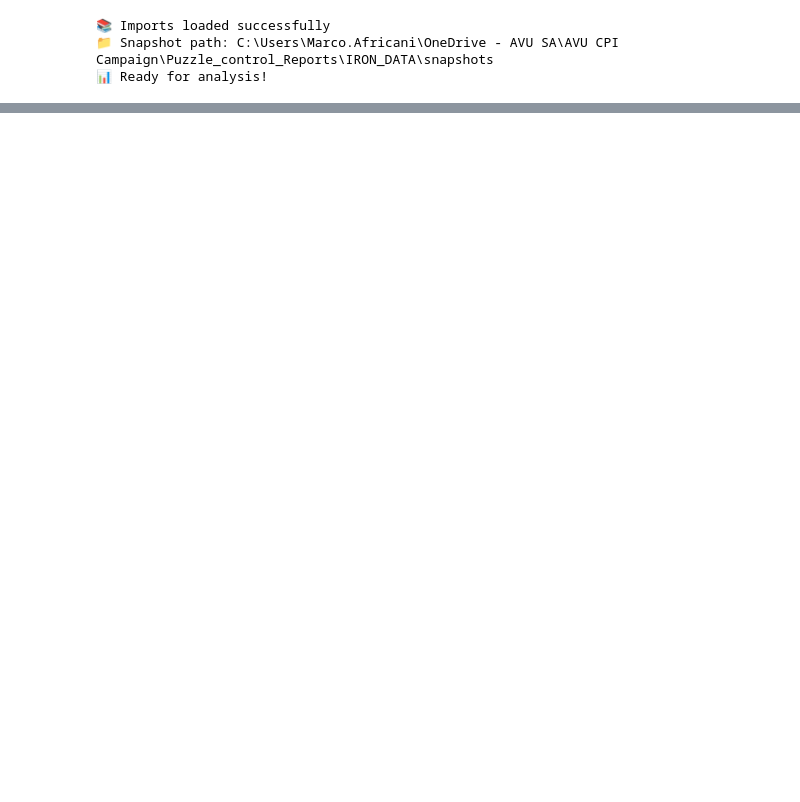
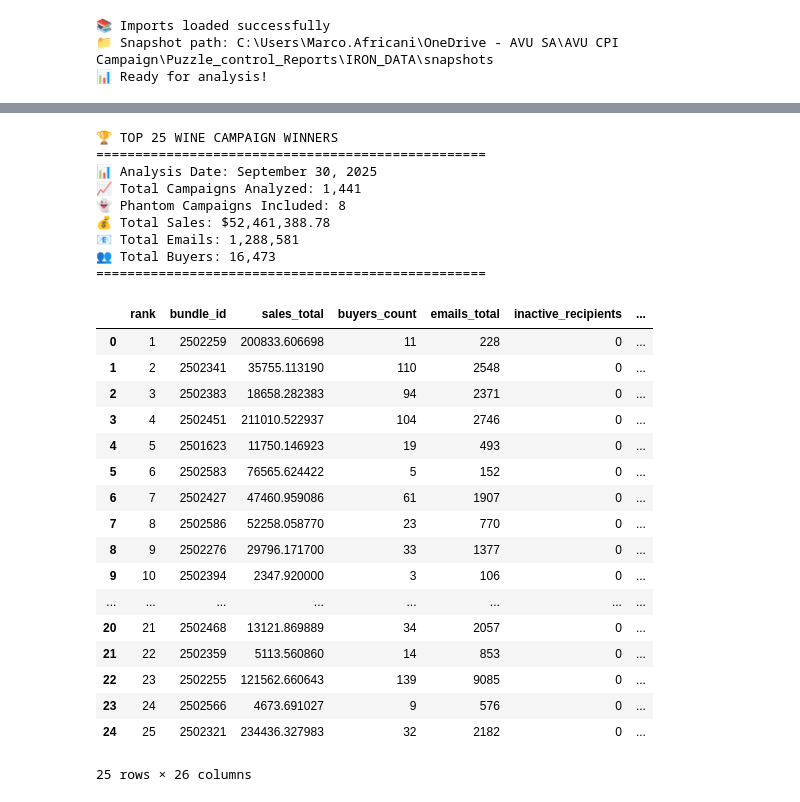
Before and after one commit to Antagata/AVUwinnersCM, a Jupyter notebook: winners_1.ipynb, the cells around one changed output, grey strips where cells are left out. Drawn from its saved outputs; the diff is of its cells as text; code cells hidden in the pictures; blank space fills up the shorter version.

Commit message:
Enhanced analysis with phantom campaign logic - clean final version

```diff
--- a/winners_1.ipynb
+++ b/winners_1.ipynb
@@ -714,0 +1106,43 @@ print(f"📊 Data sources: Power BI Stats (HORECA & Trade excluded), OMT emails
+# %%
+# 🏆 FINAL RESULTS: TOP 25 WINE CAMPAIGN WINNERS (Enhanced with Phantom Campaign Logic)
+print("🏆 TOP 25 WINE CAMPAIGN WINNERS")
+print("=" * 50)
+print(f"📊 Analysis Date: {today.strftime('%B %d, %Y')}")
+print(f"📈 Total Campaigns Analyzed: {len(bundles):,}")
+print(f"👻 Phantom Campaigns Included: {len(phantom_campaigns)}")
+print(f"💰 Total Sales: ${total_sales_all:,.2f}")
+print(f"📧 Total Emails: {total_emails_all:,}")
+print(f"👥 Total Buyers: {total_buyers_all:,}")
+print("=" * 50)
+print()
+
+# Display the clean winners table
+display(top25)
+# %% [output]
+🏆 TOP 25 WINE CAMPAIGN WINNERS
+==================================================
+📊 Analysis Date: September 30, 2025
+📈 Total Campaigns Analyzed: 1,441
+👻 Phantom Campaigns Included: 8
+💰 Total Sales: $52,461,388.78
+📧 Total Emails: 1,288,581
+👥 Total Buyers: 16,473
+==================================================
+|  | rank | bundle_id | sales_total | buyers_count | emails_total | inactive_recipients | ... |
+| 0 | 1 | 2502259 | 200833.606698 | 11 | 228 | 0 | ... |
+| 1 | 2 | 2502341 | 35755.113190 | 110 | 2548 | 0 | ... |
+| 2 | 3 | 2502383 | 18658.282383 | 94 | 2371 | 0 | ... |
+| 3 | 4 | 2502451 | 211010.522937 | 104 | 2746 | 0 | ... |
+| 4 | 5 | 2501623 | 11750.146923 | 19 | 493 | 0 | ... |
+| 5 | 6 | 2502583 | 76565.624422 | 5 | 152 | 0 | ... |
+| 6 | 7 | 2502427 | 47460.959086 | 61 | 1907 | 0 | ... |
+| 7 | 8 | 2502586 | 52258.058770 | 23 | 770 | 0 | ... |
+| 8 | 9 | 2502276 | 29796.171700 | 33 | 1377 | 0 | ... |
+| 9 | 10 | 2502394 | 2347.920000 | 3 | 106 | 0 | ... |
+| ... | ... | ... | ... | ... | ... | ... | ... |
+| 20 | 21 | 2502468 | 13121.869889 | 34 | 2057 | 0 | ... |
+| 21 | 22 | 2502359 | 5113.560860 | 14 | 853 | 0 | ... |
+| 22 | 23 | 2502255 | 121562.660643 | 139 | 9085 | 0 | ... |
+| 23 | 24 | 2502566 | 4673.691027 | 9 | 576 | 0 | ... |
+| 24 | 25 | 2502321 | 234436.327983 | 32 | 2182 | 0 | ... |
+25 rows × 26 columns
```
Also changed, not shown: parts of 2 cells of this notebook, 1 other file.
